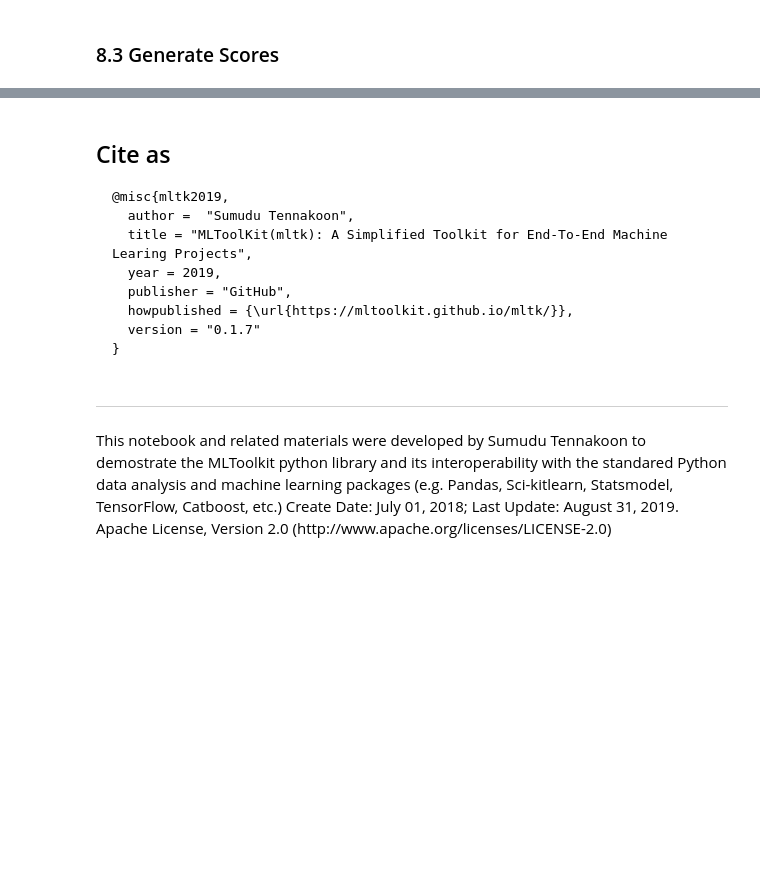
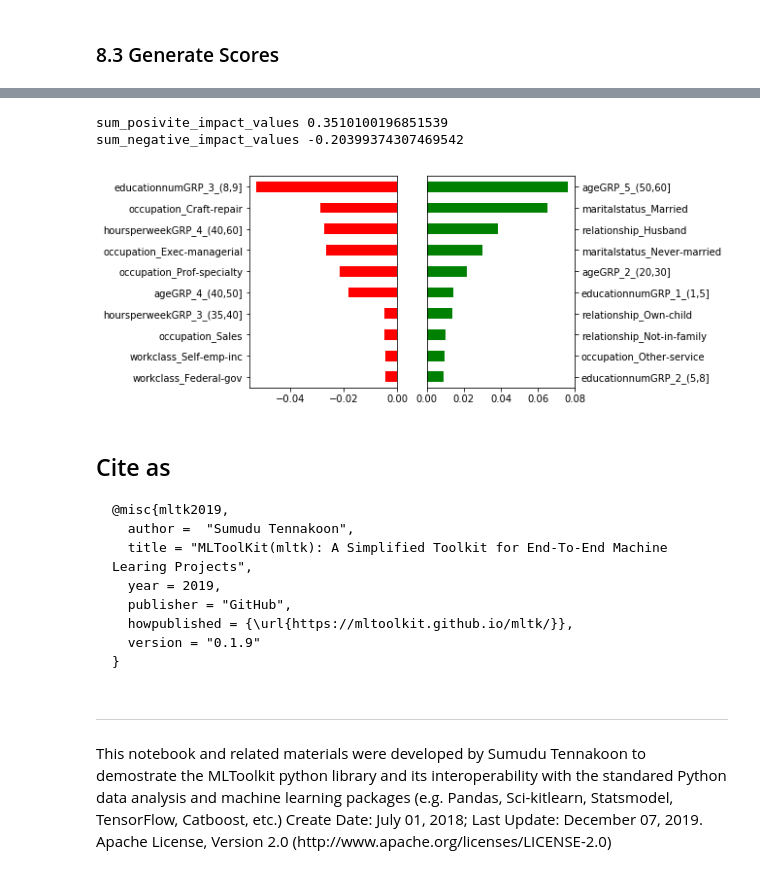
Before and after one commit to mltoolkit/MLToolKit, a Jupyter notebook: MLToolKit Example - Adult Census Income.ipynb, the cells around one changed output, grey strips where cells are left out. Drawn from its saved outputs; the diff is of its cells as text; code cells hidden in the pictures; blank space fills up the shorter version.

````diff
--- a/MLToolKit Example - Adult Census Income.ipynb
+++ b/MLToolKit Example - Adult Census Income.ipynb
@@ -2031,3 +2056,9 @@ Column ID exists in the DataFrame
+# %%
+explainer_report, explain_plot = mltk.get_explainer_report(DataFrame, Explainer, top_n=10, show_plot=True, return_type='frame')
+# %% [output]
+sum_posivite_impact_values 0.3510100196851539
+sum_negative_impact_values -0.20399374307469542
+[figure, added]
 # %% [markdown]
 ## Cite as
 ```
@@ -2037,11 +2068,11 @@ Column ID exists in the DataFrame
   year = 2019,
   publisher = "GitHub",
   howpublished = {\url{https://mltoolkit.github.io/mltk/}},
-  version = "0.1.7"
+  version = "0.1.9"
 }
 ```
 # %% [markdown]
 <hr>
 This notebook and related materials were developed by Sumudu Tennakoon to demostrate the MLToolkit python library and its interoperability with the standared Python data analysis and machine learning packages (e.g. Pandas, Sci-kitlearn, Statsmodel, TensorFlow, Catboost, etc.)
-Create Date: July 01, 2018; Last Update: August 31, 2019.
+Create Date: July 01, 2018; Last Update: December 07, 2019.
 Apache License, Version 2.0 (http://www.apache.org/licenses/LICENSE-2.0)
````
Also changed, not shown: parts of 48 cells of this notebook.
